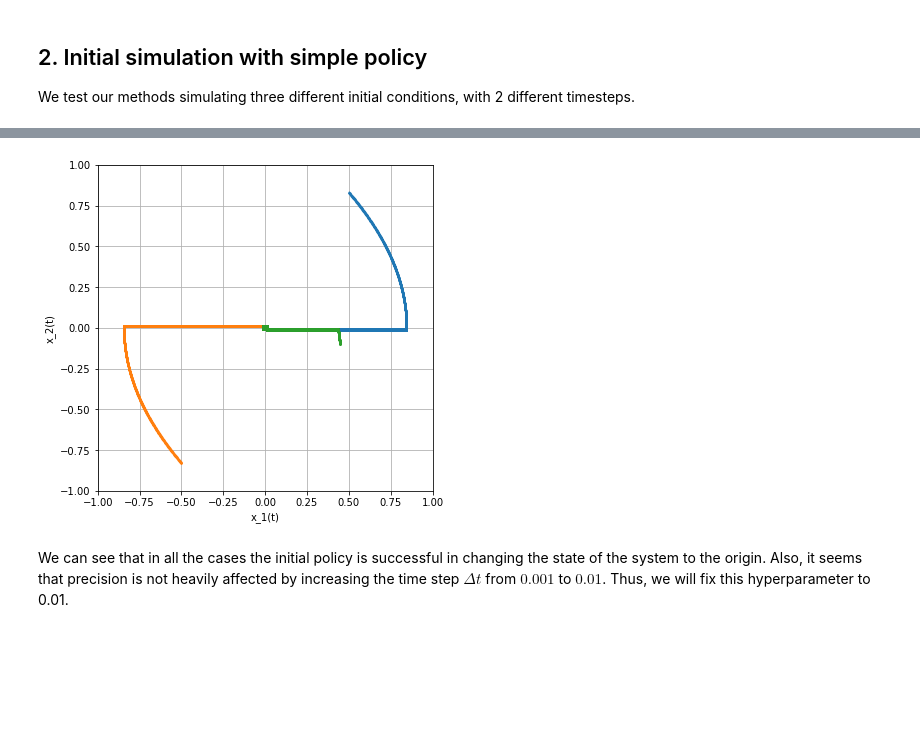
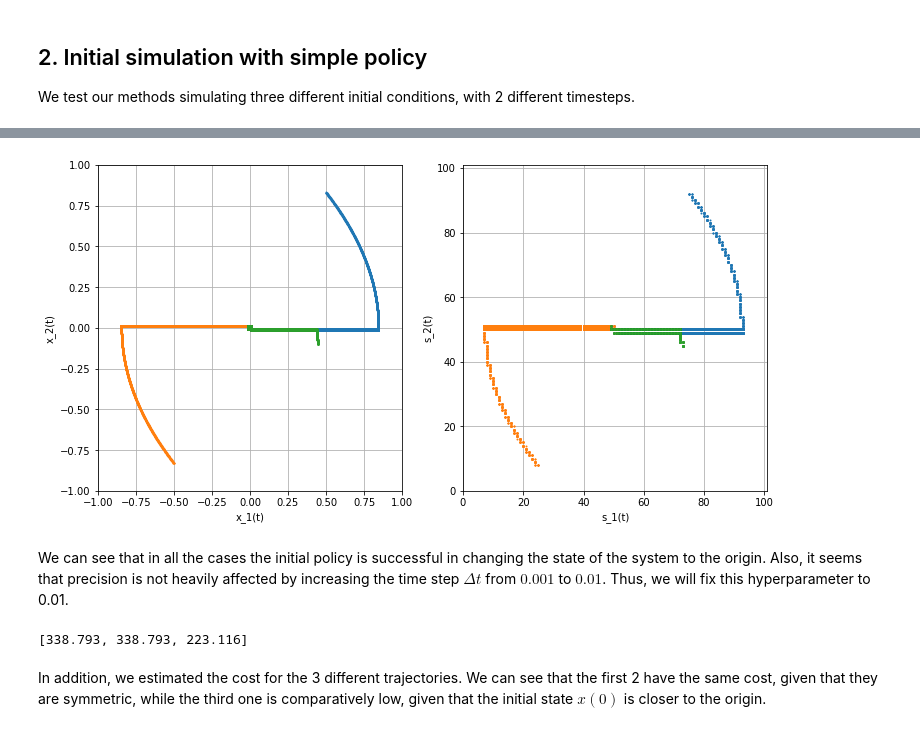
Before and after one commit to tarod13/OptimalControl, a Jupyter notebook: OptimalControl_DP_project.ipynb, the cells around one changed output, grey strips where cells are left out. Drawn from its saved outputs; the diff is of its cells as text; code cells hidden in the pictures; blank space fills up the shorter version.

```diff
--- a/OptimalControl_DP_project.ipynb
+++ b/OptimalControl_DP_project.ipynb
@@ -121,18 +152,23 @@ A = np.array([[0.0,1.0],[0.0,0.0]])
 B = np.array([[0.0],[1.0]])
 ode_args = {'A': A.copy(), 'B': B.copy()}
 # %%
-fig, ax = plt.subplots(3,1, figsize=(10,8))
+fig, ax = plt.subplots(3,2, figsize=(16,10))
 for dt in [0.01, 0.001]:
     t = np.arange(0,100,dt);
-    x, u = simulate_trajectory_DormandPrince(system_ode,t,x0,ode_args)
+    x, s, a, u = simulate_trajectory_DormandPrince(system_ode,t,x0,ode_args)
     for i in range(0, x0.shape[0]):
       label_ = "dt=%.0e"%dt+" (ej "+str(i)+")"
-      ax[0].plot(t, x[:,i,0], '-', ms=1, label=label_);
-      ax[1].plot(t, x[:,i,1], '-', ms=1, label=label_);
-      ax[2].plot(t, u[:,i], 'o', ms=1, label=label_);
+      ax[0,0].plot(t, x[:,i,0], '-', ms=1, label=label_);
+      ax[1,0].plot(t, x[:,i,1], '-', ms=1, label=label_);
+      ax[2,0].plot(t, u[:,i], 'o', ms=1, label=label_);
+      ax[0,1].plot(t, s[:,i], 'o', ms=1, label=label_);
+      ax[1,1].plot(t, a[:,i], 'o', ms=1, label=label_);
+ax[2, 1].axis('off')
 for i in range(0,3):
-  ax[i].grid()
-  ax[i].legend(fontsize=6)
+  for j in range(0,2):
+    if i != 2 or j != 1:
+      ax[i,j].grid()
+      ax[i,j].legend(fontsize=6)
 plt.show()
 plt.close()
 # %% [output]
@@ -140,15 +176,25 @@ plt.close()
 # %%
-fig, ax = plt.subplots(1,1, figsize=(6,6))
+fig, ax = plt.subplots(1,2, figsize=(12,6))
+
 for i in range(0, x0.shape[0]):
-  ax.plot(x[:,i,0], x[:,i,1], 'o', ms=1);
-plt.xlim([-1,1])
-plt.ylim([-1,1])
-plt.xlabel(r'x_1(t)')
-plt.ylabel(r'x_2(t)')
-plt.grid()
+  ax[0].plot(x[:,i,0], x[:,i,1], 'o', ms=1)
+ax[0].set_xlim([-1,1])
+ax[0].set_ylim([-1,1])
+ax[0].set_xlabel(r'x_1(t)')
+ax[0].set_ylabel(r'x_2(t)')
+
+for i in range(0, x0.shape[0]):
+  ax[1].plot(s[:,i,0], s[:,i,1], 'o', ms=1)
+ax[1].set_xlim([0,101])
+ax[1].set_ylim([0,101])
+ax[1].set_xlabel(r's_1(t)')
+ax[1].set_ylabel(r's_2(t)')
+
+for i in range(0, 2):
+  ax[i].grid()
 plt.show()
 plt.close()
 # %% [output]
-[figure, old version]
+[figure, new version]
 # %% [markdown]
 We can see that in all the cases the initial policy is successful in changing the state of the system to the origin. Also, it seems that precision is not heavily affected by increasing the time step $\Delta t$ from $0.001$ to $0.01$. Thus, we will fix this hyperparameter to 0.01.
@@ -157,0 +208,6 @@ J = init_J(NS)
+# %%
+J_test
+# %% [output]
+[338.793, 338.793, 223.116]
+# %% [markdown]
+In addition, we estimated the cost for the 3 different trajectories. We can see that the first 2 have the same cost, given that they are symmetric, while the third one is comparatively low, given that the initial state $x(0)$ is closer to the origin.
```
Also changed, not shown: parts of 8 cells of this notebook.
